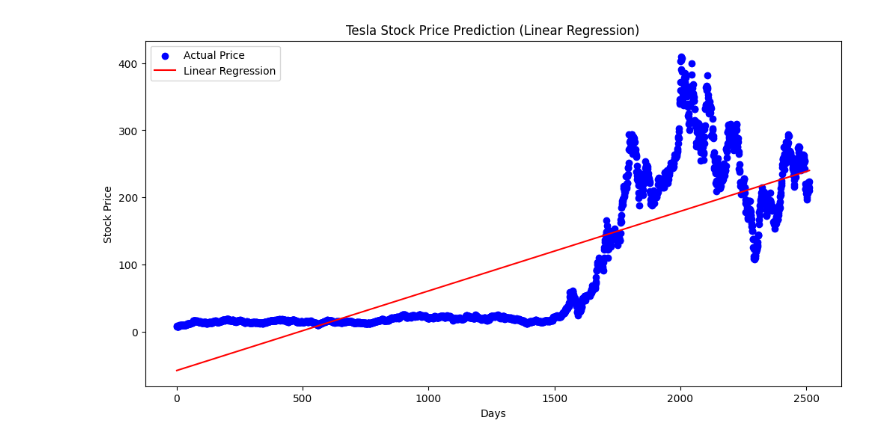
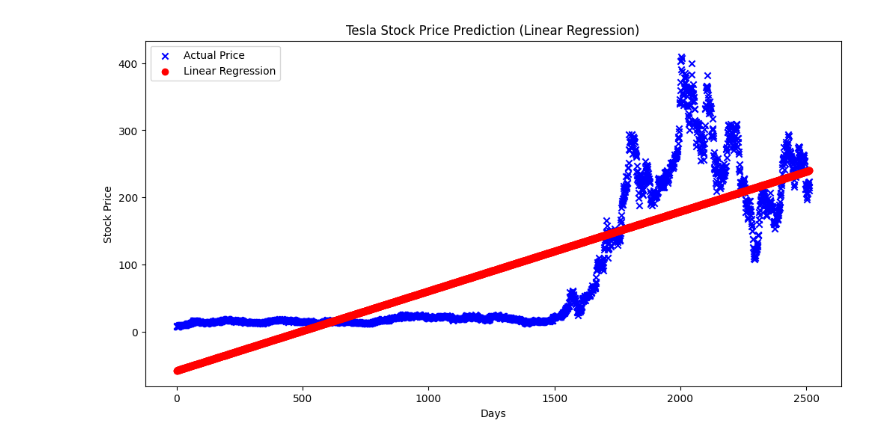
Before and after one commit to chaos1231107/information_tech, a Jupyter notebook: 테슬라주가.ipynb, the cells around one changed output. Cells and saved outputs as stored; diff of their text form; code cells hidden in the pictures.

```diff
--- a/테슬라주가.ipynb
+++ b/테슬라주가.ipynb
@@ -59,33 +111,33 @@ Date
 import yfinance as yf
 import datetime
 import numpy as np
 from sklearn.linear_model import LinearRegression
 import matplotlib.pyplot as plt
 
 tesla = yf.Ticker("TSLA")
 start_date = datetime.datetime.now() - datetime.timedelta(days=10*365)
 
 
 tesla_data = tesla.history(start=start_date)
 
 X = np.array(range(len(tesla_data))).reshape(-1, 1)
 y = tesla_data['Close'].values
 
 # 선형 회귀 모델 생성 및 학습
 model = LinearRegression()
 model.fit(X, y)
 
 # 예측 결과를 얻기 위해 X 데이터를 사용하여 모델 예측
 y_pred = model.predict(X)
 
 # 시각화를 통해 실제 주가와 선형 회귀 예측 값을 비교
 plt.figure(figsize=(12, 6))
-plt.scatter(X, y, color='blue', label='Actual Price')  # 실제 주가
-plt.plot(X, y_pred, color='red', label='Linear Regression')  # 선형 회귀 예측
+plt.scatter(X, y, color='blue', label='Actual Price', marker='x')  # 실제 주가
+plt.scatter(X, y_pred, color='red', label='Linear Regression',marker='o')  # 선형 회귀 예측
 plt.title('Tesla Stock Price Prediction (Linear Regression)')
 plt.xlabel('Days')
 plt.ylabel('Stock Price')
 plt.legend()
 plt.show()
 # %% [output]
-[figure, old version]
+[figure, new version]
```
Also changed, not shown: parts of 1 cell of this notebook.
